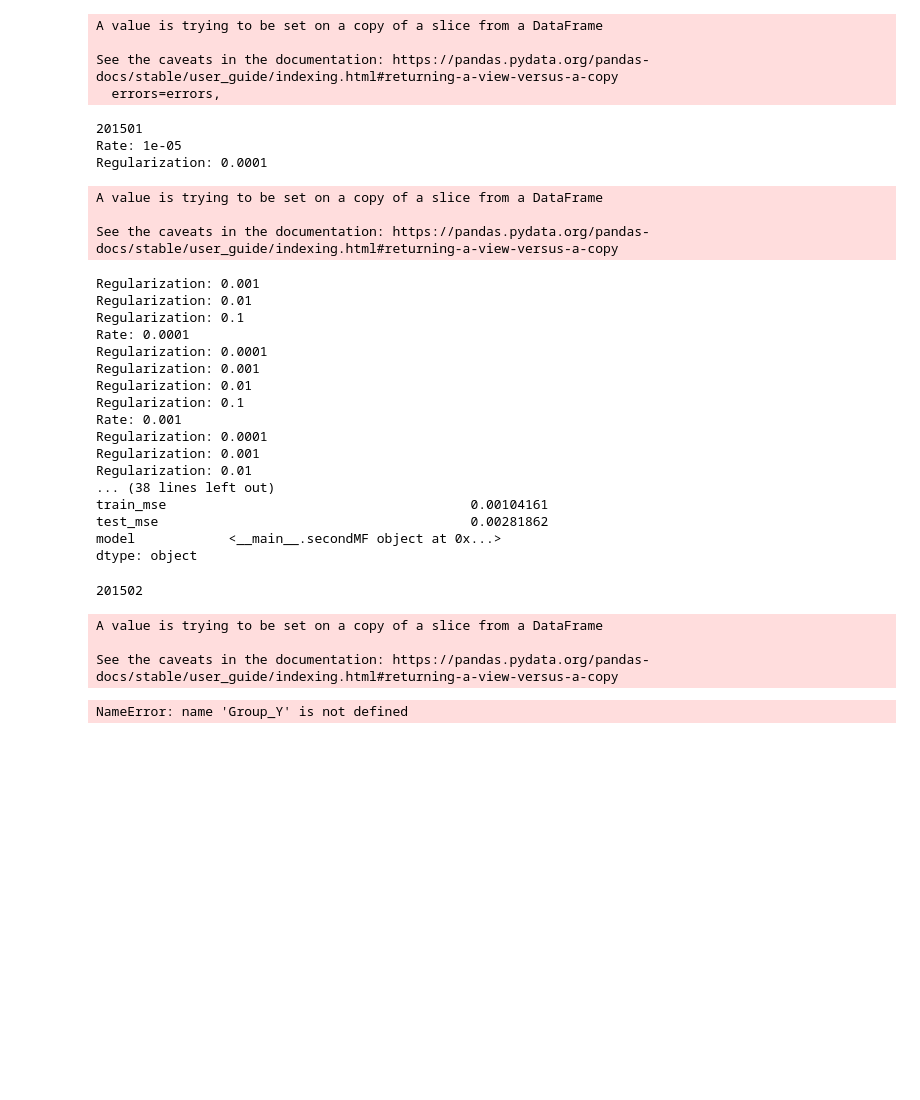
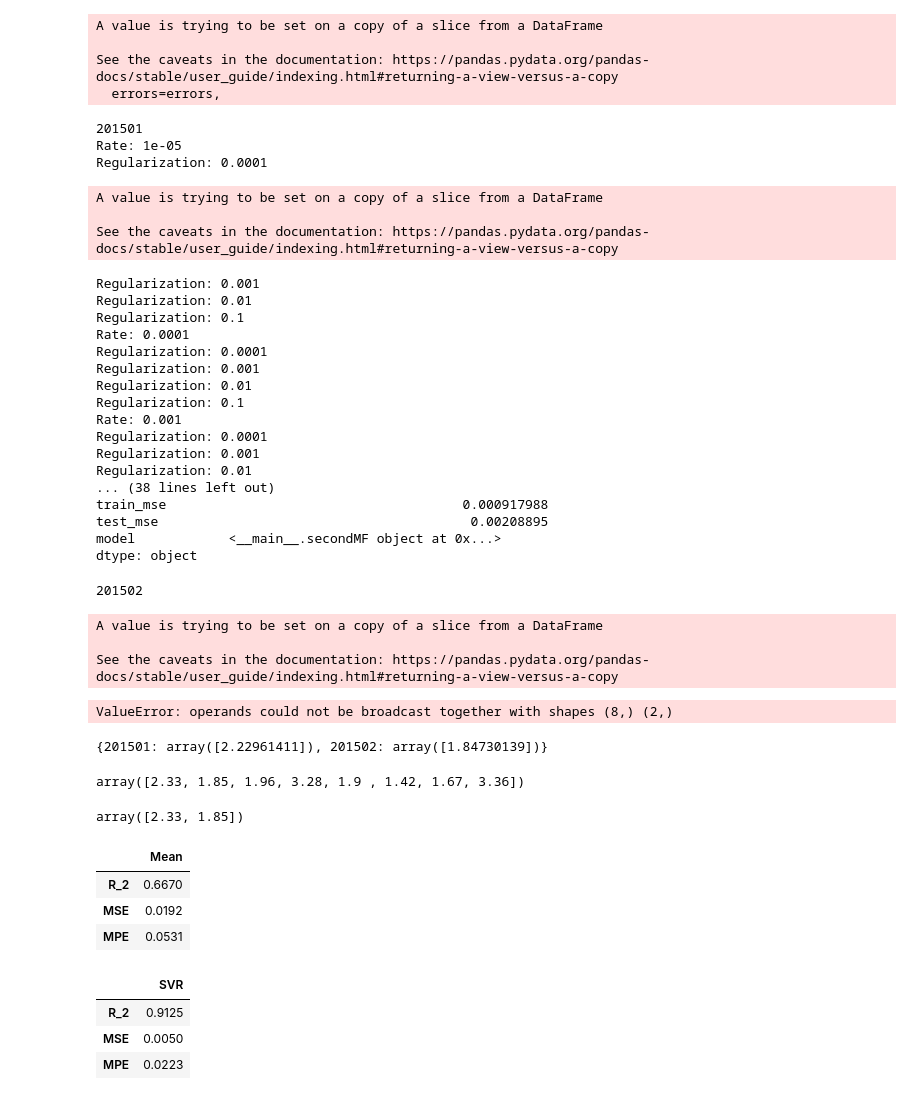
Before and after one commit to Ajim63/MF_CMF_for_Earning_Forecast, a Jupyter notebook: CMF.ipynb, the cells around one changed output. Drawn from its saved outputs; the diff is of its cells as text; code cells hidden in the pictures; blank space fills up the shorter version.

```diff
--- a/CMF.ipynb
+++ b/CMF.ipynb
@@ -786,7 +786,8 @@ for i in (201501, 201502):
 
 
 
-Test_d = Group_Y[ABC].iloc[ Group_Y[ABC].index.get_level_values('yq') >= 201501].values.flatten()
+#Test_d = Group_Y[ABC].iloc[ Group_Y[ABC].index.get_level_values('yq') >= 201501].values.flatten()
+Test_d = Data_Y.iloc[Data_Y.index.get_level_values('yq') >= 201501].values.flatten()
 
 SVR_Test = pd.DataFrame.from_dict(SVRtest_result).values.flatten()
 XGB_Test = pd.DataFrame.from_dict(XGBtest_result).values.flatten()
@@ -821,12 +822,56 @@ Regularization: 0.0001
 Regularization: 0.001
 Regularization: 0.01
 ... (38 lines left out)
-train_mse                                       0.00104161
-test_mse                                        0.00281862
+train_mse                                      0.000917988
+test_mse                                        0.00208895
 model            <__main__.secondMF object at 0x...>
 dtype: object
 201502
 A value is trying to be set on a copy of a slice from a DataFrame
 
 See the caveats in the documentation: https://pandas.pydata.org/pandas-docs/stable/user_guide/indexing.html#returning-a-view-versus-a-copy
-NameError: name 'Group_Y' is not defined
+ValueError: operands could not be broadcast together with shapes (8,) (2,)
+# %%
+SVRtest_result
+# %% [output]
+{201501: array([2.22961411]), 201502: array([1.84730139])}
+# %%
+Test_d
+# %% [output]
+array([2.33, 1.85, 1.96, 3.28, 1.9 , 1.42, 1.67, 3.36])
+# %%
+Test_d = Test_d[:2]
+# %%
+Test_d
+# %% [output]
+array([2.33, 1.85])
+# %%
+
+
+SVR_Test = pd.DataFrame.from_dict(SVRtest_result).values.flatten()
+XGB_Test = pd.DataFrame.from_dict(XGBtest_result).values.flatten()
+LASSO_Test = pd.DataFrame.from_dict(LASSOtest_result).values.flatten()
+M_Test = pd.DataFrame.from_dict(mean_test).values.flatten()
+MXGB_Test = pd.DataFrame.from_dict(MXGBtest_result).values.flatten()
+
+
+
+a = pd.DataFrame(Get_performance(Test_d, M_Test), index=['R_2','MSE', 'MPE'], columns = ['Mean'])
+b = pd.DataFrame(Get_performance(Test_d, MXGB_Test), index=['R_2','MSE', 'MPE'], columns = ['MXGB'])
+c = pd.DataFrame(Get_performance(Test_d, LASSO_Test), index=['R_2','MSE', 'MPE'], columns = ['Lasso'])
+d = pd.DataFrame(Get_performance(Test_d,XGB_Test), index=['R_2','MSE', 'MPE'], columns = ['XGB'])
+e = pd.DataFrame(Get_performance(Test_d,SVR_Test), index=['R_2','MSE', 'MPE'], columns = ['SVR'])
+# %%
+a
+# %% [output]
+|  | Mean |
+| R_2 | 0.6670 |
+| MSE | 0.0192 |
+| MPE | 0.0531 |
+# %%
+e
+# %% [output]
+|  | SVR |
+| R_2 | 0.9125 |
+| MSE | 0.0050 |
+| MPE | 0.0223 |
```
